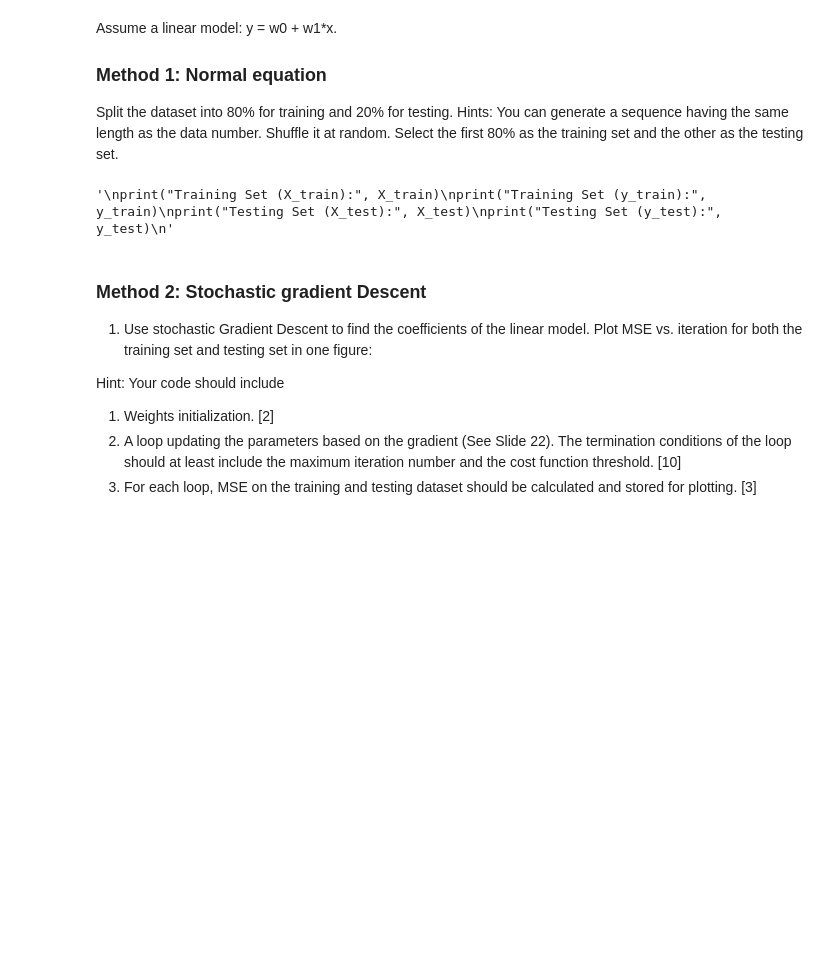
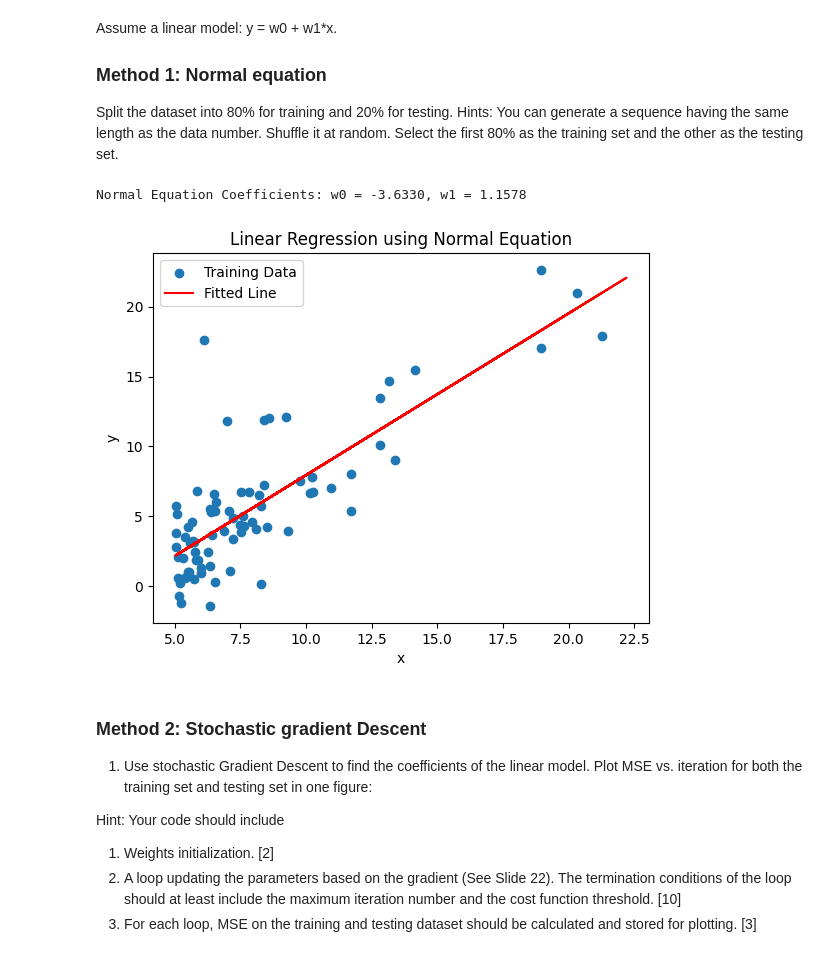
Before and after one commit to omgaikwad26/MachineLearning, a Jupyter notebook: AAI-595 - Intro to Machine Learning/HW2/OmGaikwad_HW#2P1.ipynb, the cells around one changed output. Saved outputs shown, nothing was run; the diff lists cells and outputs as text; code cells hidden in the pictures; blank space fills up the shorter version.

```diff
--- a/AAI-595 - Intro to Machine Learning/HW2/OmGaikwad_HW#2P1.ipynb
+++ b/AAI-595 - Intro to Machine Learning/HW2/OmGaikwad_HW#2P1.ipynb
@@ -7,14 +9,15 @@ import numpy as np
 import matplotlib.pyplot as plt
 import math
 # %%
-data = np.loadtxt("/Users/omiee/Documents/GitHub/MachineLearning/AAI-595 - Intro to Machine Learning/HW2/data2-2.txt", delimiter=',')
+filepath = "/Users/omiee/Documents/GitHub/MachineLearning/AAI-595 - Intro to Machine Learning/HW2/data2-2.txt"
+data = np.loadtxt(filepath, delimiter=',')
 x = data[:, 0]  # Feature
 y = data[:, 1]  # Target
 
 print(data)
 
-# Visualize the dataset
-plt.scatter(x, y, marker='o', color='b', label='Data')
+# Visualization of the dataset
+plt.scatter(x, y, color='b', label='Data')
 plt.xlabel('x')
 plt.ylabel('y')
 plt.title('Scatter plot of the dataset')
@@ -57,26 +50,36 @@ def train_normal_equation(x, y):
-# %%
-# Shuffle the dataset randomly
-np.random.seed(42)  # Ensures reproducibility
-np.random.shuffle(data)
-
-# Split index (80% of the data)
-split_index = int(0.8 * len(data))
-
-# Training and testing sets
-train_data = data[:split_index]
-test_data = data[split_index:]
-
-# Splitting into features (X) and targets (y)
-x_train, y_train = train_data[:, 0], train_data[:, 1]
-x_test, y_test = test_data[:, 0], test_data[:, 1]
-"""
-print("Training Set (X_train):", X_train)
-print("Training Set (y_train):", y_train)
-print("Testing Set (X_test):", X_test)
-print("Testing Set (y_test):", y_test)
-"""
-# %% [output]
-'\nprint("Training Set (X_train):", X_train)\nprint("Training Set (y_train):", y_train)\nprint("Testing Set (X_test):", X_test)\nprint("Testing Set (y_test):", y_test)\n'
+# %%
+# Split dataset (80% training, 20% testing)
+np.random.seed(42)
+indices = np.arange(len(x))
+np.random.shuffle(indices)
+split_idx = int(0.8 * len(x))
+train_idx, test_idx = indices[:split_idx], indices[split_idx:]
+
+x_train, y_train = x[train_idx], y[train_idx]
+x_test, y_test = x[test_idx], y[test_idx]
+# %%
+# Normal Equation Method
+def normal_equation(x, y):
+    X = np.vstack((np.ones(len(x)), x)).T
+    y = y.reshape(-1, 1)
+    theta = np.linalg.inv(X.T @ X) @ X.T @ y
+    return theta.flatten()
+
+w0, w1 = normal_equation(x_train, y_train)
+print(f"Normal Equation Coefficients: w0 = {w0:.4f}, w1 = {w1:.4f}")
+# %% [output]
+Normal Equation Coefficients: w0 = -3.6330, w1 = 1.1578
+# %%
+# Plot regression line
+plt.scatter(x_train, y_train, label="Training Data")
+plt.plot(x, w0 + w1 * x, color="red", label="Fitted Line")
+plt.xlabel("x")
+plt.ylabel("y")
+plt.legend()
+plt.title("Linear Regression using Normal Equation")
+plt.show()
+# %% [output]
+[figure, added]
 # %% [markdown]
 ### Method 2: Stochastic gradient Descent
 1. Use stochastic Gradient Descent to find the coefficients of the linear model. Plot MSE vs. iteration for both the training set and testing set in one figure:
```
Also changed, not shown: parts of 16 cells of this notebook, 3 other files.
